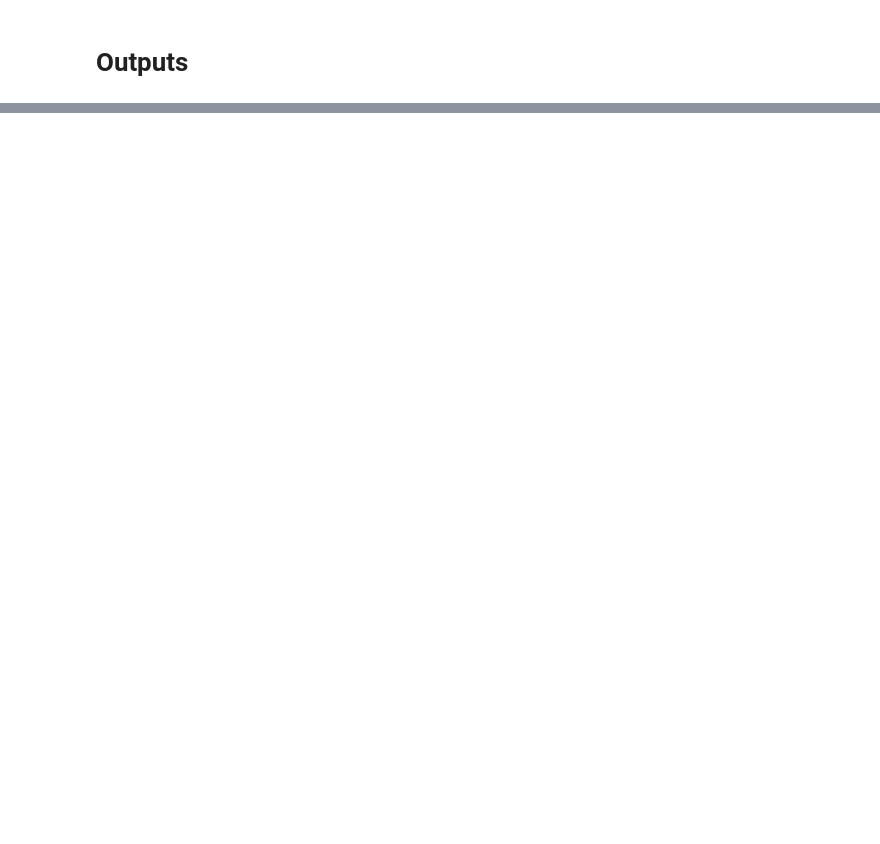
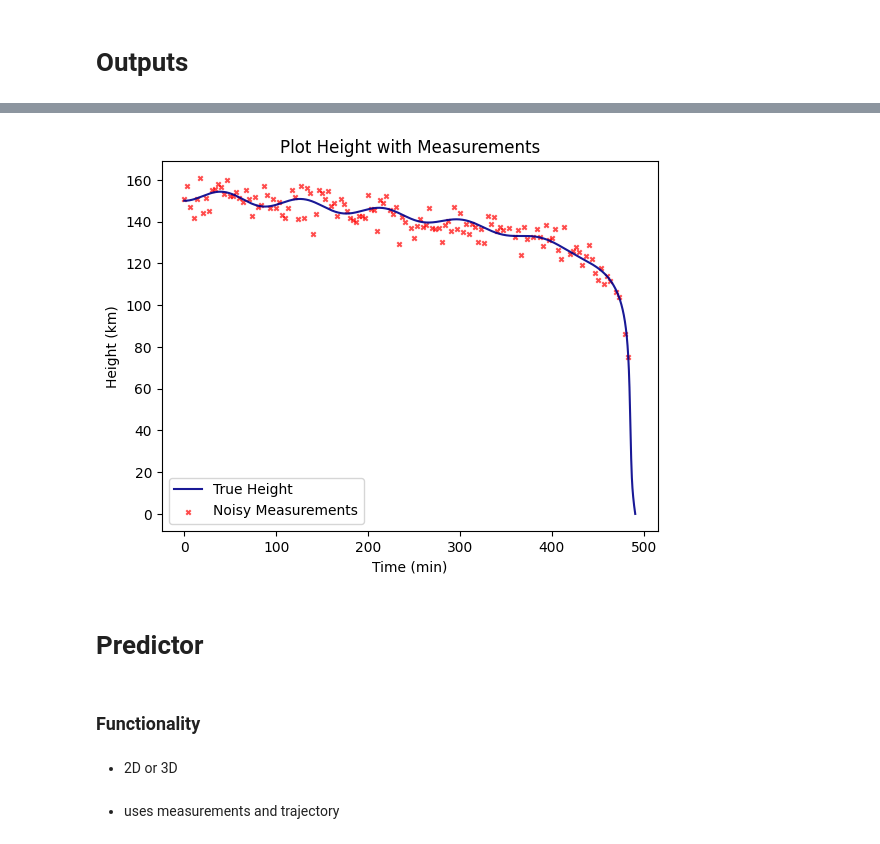
Before and after one commit to brendanbennett/deorbiter, a Jupyter notebook: examples/presentation.ipynb, the cells around one changed output, grey strips where cells are left out. Drawn from its saved outputs; the diff is of its cells as text; code cells hidden in the pictures; blank space fills up the shorter version.

```diff
--- a/examples/presentation.ipynb
+++ b/examples/presentation.ipynb
@@ -49,0 +95,12 @@ jupyter nbconvert 'C:\Users\court\Documents\masters\Group Project\mir-orbiter\ex
+# %%
+plot_height(traj, sim_times, observations=obs_states, observation_times = obs_times, title = 'Plot Height with Measurements')
+# %% [output]
+[figure, added]
+# %% [markdown]
+# Predictor
+# %% [markdown]
+### Functionality
+# %% [markdown]
+- 2D or 3D
+# %% [markdown]
+- uses measurements and trajectory
```
Also changed, not shown: parts of 32 cells of this notebook, 4 other files.
